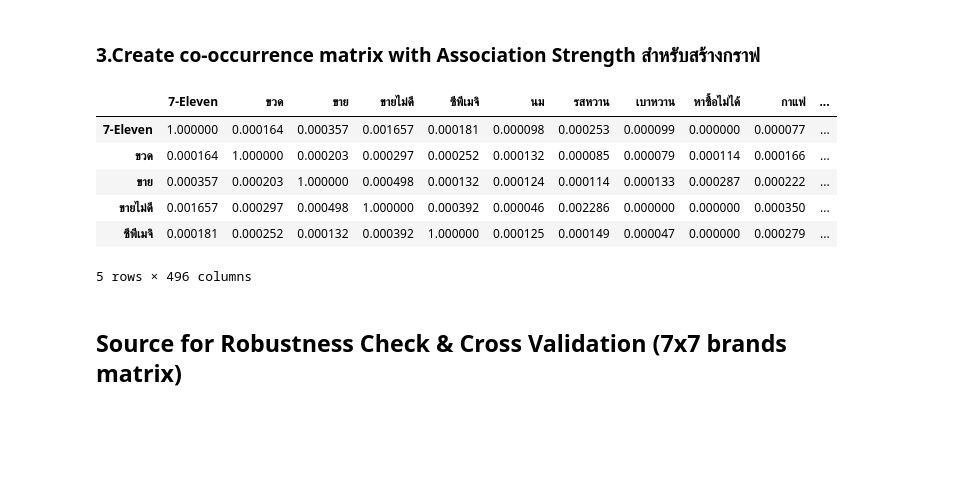
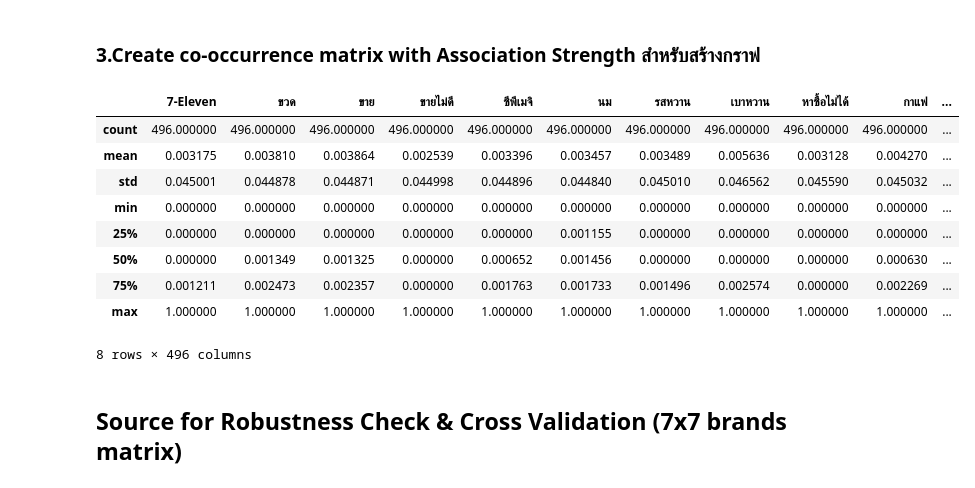
Before and after one commit to pacharapol4066/Product-Position-SNA, a Jupyter notebook: 02.Tokenized_CoocMatrix_Generate.ipynb, the cells around one changed output. Cells and saved outputs as stored; diff of their text form; code cells hidden in the pictures; blank space fills up the shorter version.

```diff
--- a/02.Tokenized_CoocMatrix_Generate.ipynb
+++ b/02.Tokenized_CoocMatrix_Generate.ipynb
@@ -716,10 +716,10 @@ def cnt_Grpby(df,i,j):
 # Co-occurrence
 for i in range(0,len(item_item_matrix.columns)):
     for j in range(0,len(item_item_matrix.columns)):
-        if i != j:
-            item_item_matrix.iloc[i,j] = cnt_Grpby(join_df,i,j)
-        else:
-            item_item_matrix.iloc[i,j] = 0
+        #if i != j:
+        item_item_matrix.iloc[i,j] = cnt_Grpby(join_df,i,j)
+        #else:
+         #   item_item_matrix.iloc[i,j] = 0
 # %%
 item_item_matrix.head()
 # %% [output]
@@ -795,19 +795,22 @@ def assoc_str(df,i,j):
 for i in range(0,len(item_item_matrix.columns)):
     for j in range(0,len(item_item_matrix.columns)):
         if i != j:
-            item_item_matrix.iloc[i,j] = assoc_str(join_df,i,j)
+            item_item_matrix.iloc[i,j] = assoc_str(join_df,i,j)*10
         else:
             item_item_matrix.iloc[i,j] = 1
 # %%
-item_item_matrix.head()
+item_item_matrix.describe()
 # %% [output]
 |  | 7-Eleven | ขวด | ขาย | ขายไม่ดี | ซีพีเมจิ | นม | รสหวาน | เบาหวาน | หาซื้อไม่ได้ | กาแฟ | ... |
-| 7-Eleven | 1.000000 | 0.000164 | 0.000357 | 0.001657 | 0.000181 | 0.000098 | 0.000253 | 0.000099 | 0.000000 | 0.000077 | ... |
-| ขวด | 0.000164 | 1.000000 | 0.000203 | 0.000297 | 0.000252 | 0.000132 | 0.000085 | 0.000079 | 0.000114 | 0.000166 | ... |
-| ขาย | 0.000357 | 0.000203 | 1.000000 | 0.000498 | 0.000132 | 0.000124 | 0.000114 | 0.000133 | 0.000287 | 0.000222 | ... |
-| ขายไม่ดี | 0.001657 | 0.000297 | 0.000498 | 1.000000 | 0.000392 | 0.000046 | 0.002286 | 0.000000 | 0.000000 | 0.000350 | ... |
-| ซีพีเมจิ | 0.000181 | 0.000252 | 0.000132 | 0.000392 | 1.000000 | 0.000125 | 0.000149 | 0.000047 | 0.000000 | 0.000279 | ... |
+| count | 496.000000 | 496.000000 | 496.000000 | 496.000000 | 496.000000 | 496.000000 | 496.000000 | 496.000000 | 496.000000 | 496.000000 | ... |
+| mean | 0.003175 | 0.003810 | 0.003864 | 0.002539 | 0.003396 | 0.003457 | 0.003489 | 0.005636 | 0.003128 | 0.004270 | ... |
+| std | 0.045001 | 0.044878 | 0.044871 | 0.044998 | 0.044896 | 0.044840 | 0.045010 | 0.046562 | 0.045590 | 0.045032 | ... |
+| min | 0.000000 | 0.000000 | 0.000000 | 0.000000 | 0.000000 | 0.000000 | 0.000000 | 0.000000 | 0.000000 | 0.000000 | ... |
+| 25% | 0.000000 | 0.000000 | 0.000000 | 0.000000 | 0.000000 | 0.001155 | 0.000000 | 0.000000 | 0.000000 | 0.000000 | ... |
+| 50% | 0.000000 | 0.001349 | 0.001325 | 0.000000 | 0.000652 | 0.001456 | 0.000000 | 0.000000 | 0.000000 | 0.000630 | ... |
+| 75% | 0.001211 | 0.002473 | 0.002357 | 0.000000 | 0.001763 | 0.001733 | 0.001496 | 0.002574 | 0.000000 | 0.002269 | ... |
+| max | 1.000000 | 1.000000 | 1.000000 | 1.000000 | 1.000000 | 1.000000 | 1.000000 | 1.000000 | 1.000000 | 1.000000 | ... |
-5 rows × 496 columns
+8 rows × 496 columns
 # %%
 item_item_matrix.to_excel(comment_cooc_assoc_file, index=True)
 # %%
```
Also changed, not shown: parts of 1 cell of this notebook, 2 other files.
